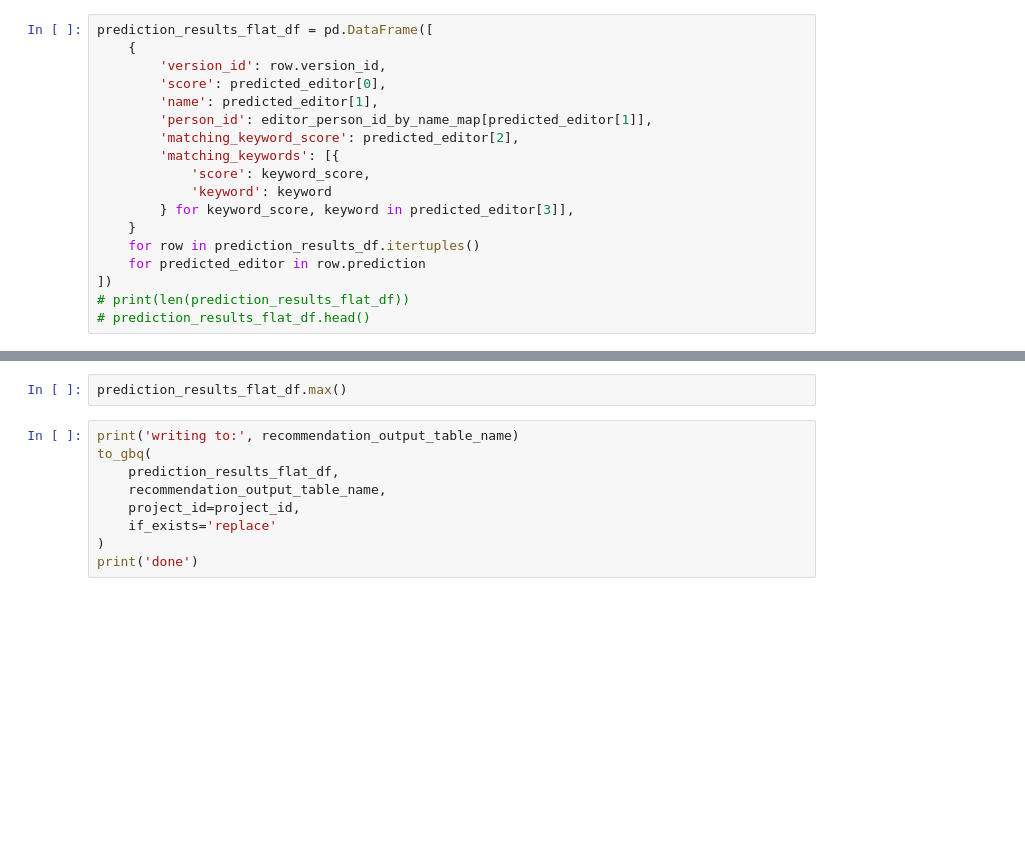
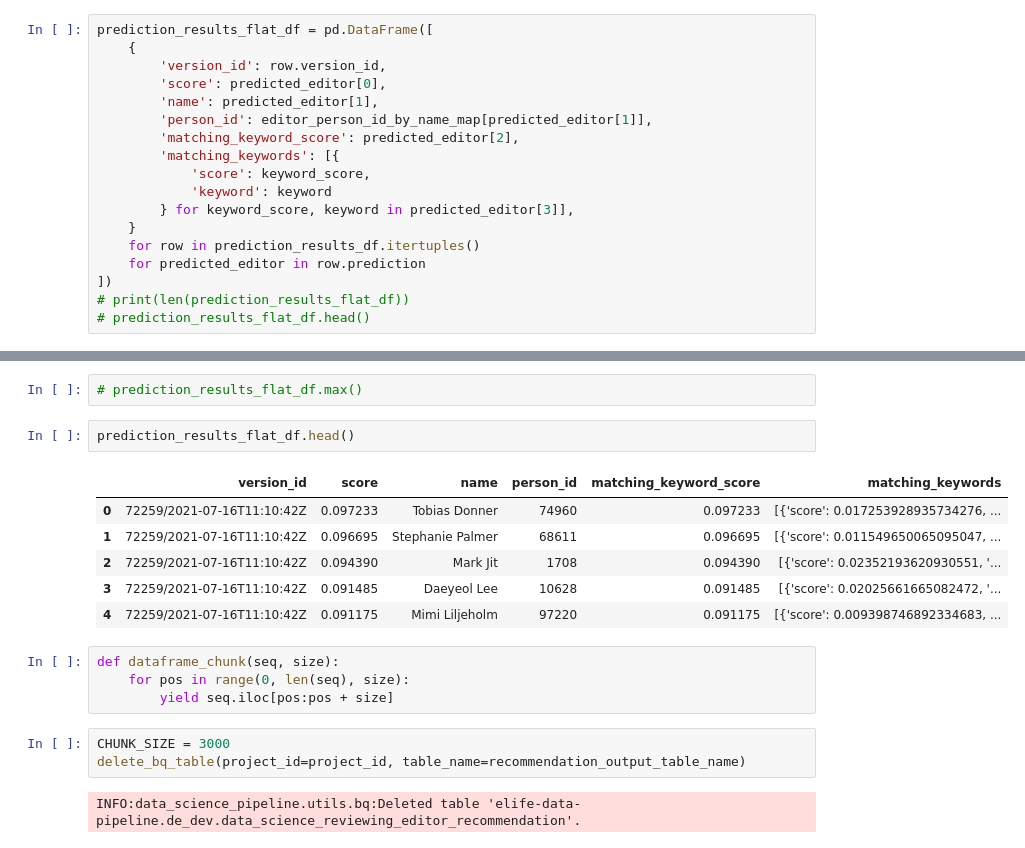
Before and after one commit to elifesciences/data-science-dags, a Jupyter notebook: notebooks/peerscout/peerscout-recommend-reviewing-editors.ipynb, the cells around one changed output, grey strips where cells are left out. Cells and saved outputs as stored; diff of their text form; blank space fills up the shorter version.

```diff
--- a/notebooks/peerscout/peerscout-recommend-reviewing-editors.ipynb
+++ b/notebooks/peerscout/peerscout-recommend-reviewing-editors.ipynb
@@ -166,11 +247,20 @@ prediction_results_flat_df['version_id'].nunique()
+# %%
+# prediction_results_flat_df.max()
 # %%
-prediction_results_flat_df.max()
+prediction_results_flat_df.head()
+# %% [output]
+|  | version_id | score | name | person_id | matching_keyword_score | matching_keywords |
+| 0 | 72259/2021-07-16T11:10:42Z | 0.097233 | Tobias Donner | 74960 | 0.097233 | [{'score': 0.017253928935734276, ... |
+| 1 | 72259/2021-07-16T11:10:42Z | 0.096695 | Stephanie Palmer | 68611 | 0.096695 | [{'score': 0.011549650065095047, ... |
+| 2 | 72259/2021-07-16T11:10:42Z | 0.094390 | Mark Jit | 1708 | 0.094390 | [{'score': 0.02352193620930551, '... |
+| 3 | 72259/2021-07-16T11:10:42Z | 0.091485 | Daeyeol Lee | 10628 | 0.091485 | [{'score': 0.02025661665082472, '... |
+| 4 | 72259/2021-07-16T11:10:42Z | 0.091175 | Mimi Liljeholm | 97220 | 0.091175 | [{'score': 0.009398746892334683, ... |
-# %%
-print('writing to:', recommendation_output_table_name)
-to_gbq(
-    prediction_results_flat_df,
-    recommendation_output_table_name,
-    project_id=project_id,
-    if_exists='replace'
-)
-print('done')
+# %%
+def dataframe_chunk(seq, size):
+    for pos in range(0, len(seq), size):
+        yield seq.iloc[pos:pos + size]
+# %%
+CHUNK_SIZE = 3000
+delete_bq_table(project_id=project_id, table_name=recommendation_output_table_name)
+# %% [output]
+INFO:data_science_pipeline.utils.bq:Deleted table 'elife-data-pipeline.de_dev.data_science_reviewing_editor_recommendation'.
```
Also changed, not shown: parts of 9 cells of this notebook, 2 other files.
